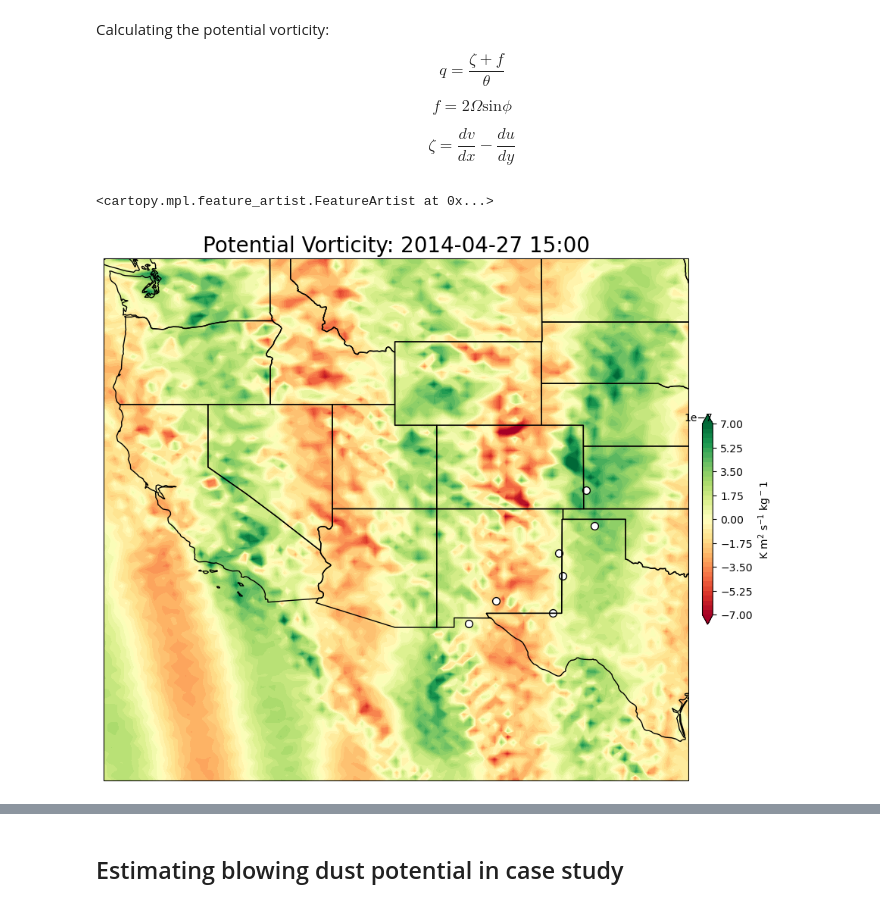
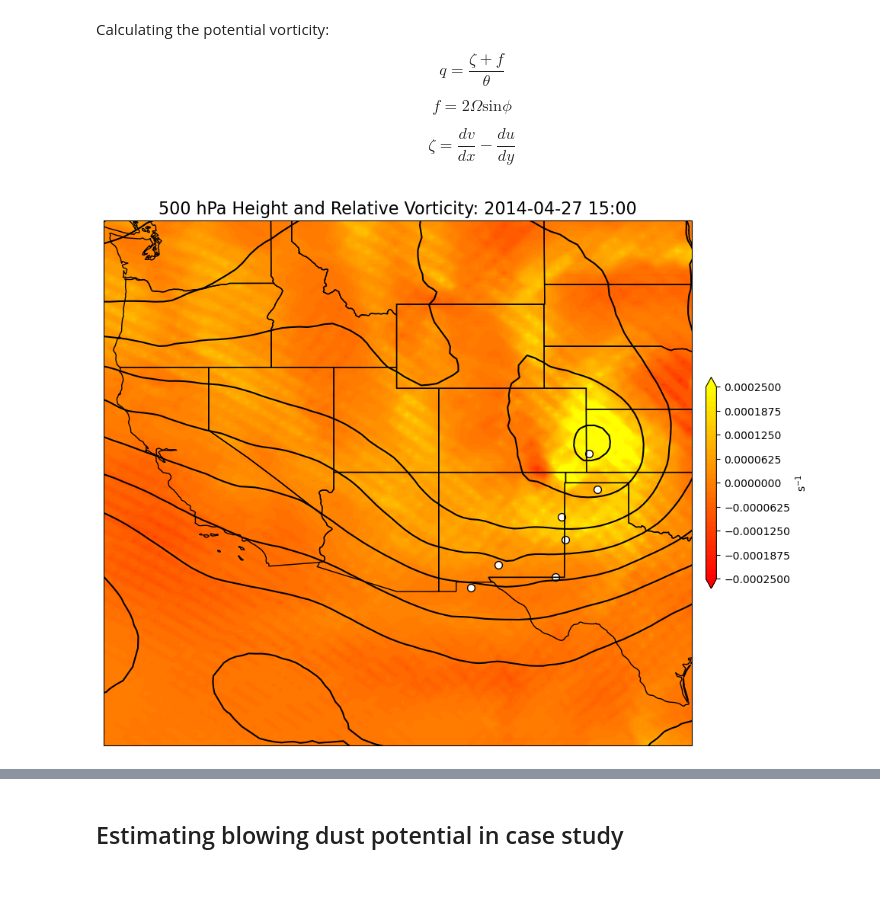
Before and after one commit to jesseturner/Dust_Plumes, a Jupyter notebook: Case_Study.ipynb, the cells around one changed output, grey strips where cells are left out. Drawn from its saved outputs; the diff is of its cells as text; code cells hidden in the pictures.

Commit message:
Added height levels to divergence and curl

```diff
--- a/Case_Study.ipynb
+++ b/Case_Study.ipynb
@@ -264,18 +264,20 @@ plt.show()
 # %% [markdown]
 ### Calculating the potential vorticity
 # %%
-pottemp_ds = xr.open_dataset('pottmp.hl1.2014.nc')
-u_ds = xr.open_dataset('uwnd.10m.2014.nc')
-v_ds = xr.open_dataset('vwnd.10m.2014.nc')
+#pottemp_ds = xr.open_dataset('pottmp.hl1.2014.nc')
+u_ds = xr.open_dataset('uwnd.201404.nc')
+v_ds = xr.open_dataset('vwnd.201404.nc')
+hgt_ds = xr.open_dataset('hgt.201404.nc')
 # %%
-level = 1000  #hPa
+level = 500  #hPa
 dt = datetime(2014, 4, 27, 15, 0, 0, 0)
 x=slice(3000000, 9000000)
 y=slice(0, 6000000)
 
-u_ds_sel = u_ds.sel(time=dt, x=x, y=y)
-v_ds_sel = v_ds.sel(time=dt, x=x, y=y)
-pottemp_ds_sel = pottemp_ds.sel(time=dt, x=x, y=y)
+u_ds_sel = u_ds.sel(level=level, time=dt, x=x, y=y)
+v_ds_sel = v_ds.sel(level=level, time=dt, x=x, y=y)
+#pottemp_ds_sel = pottemp_ds.sel(time=dt, x=x, y=y)
+hgt_ds_sel = hgt_ds.sel(level=level, time=dt, x=x, y=y)
 # %% [markdown]
 Calculating the potential vorticity:
 
@@ -296,8 +298,8 @@ omega = 7.3e-5 #rad s-1
 
 f = omega * np.sin(phi)
 # %%
-du_dy = u_ds_sel['uwnd'].differentiate('y')
-dv_dx = v_ds_sel['vwnd'].differentiate('x')
+du_dy = u_ds_sel['uwnd'].differentiate(coord='y')
+dv_dx = v_ds_sel['vwnd'].differentiate(coord='x')
 # %%
 zeta = dv_dx - du_dy
 # %%
@@ -307,23 +309,27 @@ q = (zeta + f)/PT
 # %%
 projection=ccrs.PlateCarree()
 fig,ax=plt.subplots(1, figsize=(12,12),subplot_kw={'projection': projection})
-cmap = plt.cm.RdYlGn
+cmap = plt.cm.autumn
 
-levels = np.linspace(-7e-7, 7e-7, 41)
+#--- v levels
+v_levels = np.linspace(-2.5e-4, 2.5e-4, 41)
+#--- Z500 levels
+z_levels = np.linspace(5300, 5900, 11)
 
 ax.set_extent([-125, -97, 24, 49], crs=ccrs.PlateCarree())
 
-z=ax.contourf(u_ds_sel.lon, u_ds_sel.lat, q, cmap=cmap, levels=levels, extend='both')
-clb=plt.colorbar(z, shrink=0.3, pad=0.02, ax=ax)
+v=ax.contourf(u_ds_sel.lon, u_ds_sel.lat, zeta, cmap=cmap, levels=v_levels, extend='both')
+z=ax.contour(hgt_ds_sel.lon, hgt_ds_sel.lat, hgt_ds_sel.hgt, colors='black', levels=z_levels)
+clb=plt.colorbar(v, shrink=0.3, pad=0.02, ax=ax)
 
 dust=ax.scatter(df_case.longitude, df_case.latitude, c='white', edgecolors='black', s=50)
 
 formatted_dt = dt.strftime('%Y-%m-%d %H:%M')
-ax.set_title('Potential Vorticity: '+formatted_dt, size=20)
-clb.set_label('K m$^2$ s$^{-1}$ kg$^-1$ ')
+ax.set_title(str(level)+' hPa Height and Relative Vorticity: '+formatted_dt, size=16)
+clb.set_label('s$^{-1}$')
 
 
 ax.add_feature(cfeature.STATES)
+plt.savefig('Case_Study_Figures/'+str(level)+'_potential_vorticity.png', dpi=200, bbox_inches='tight')
 # %% [output]
-<cartopy.mpl.feature_artist.FeatureArtist at 0x...>
-[figure, old version]
+[figure, new version]
```
Also changed, not shown: parts of 7 cells of this notebook.
